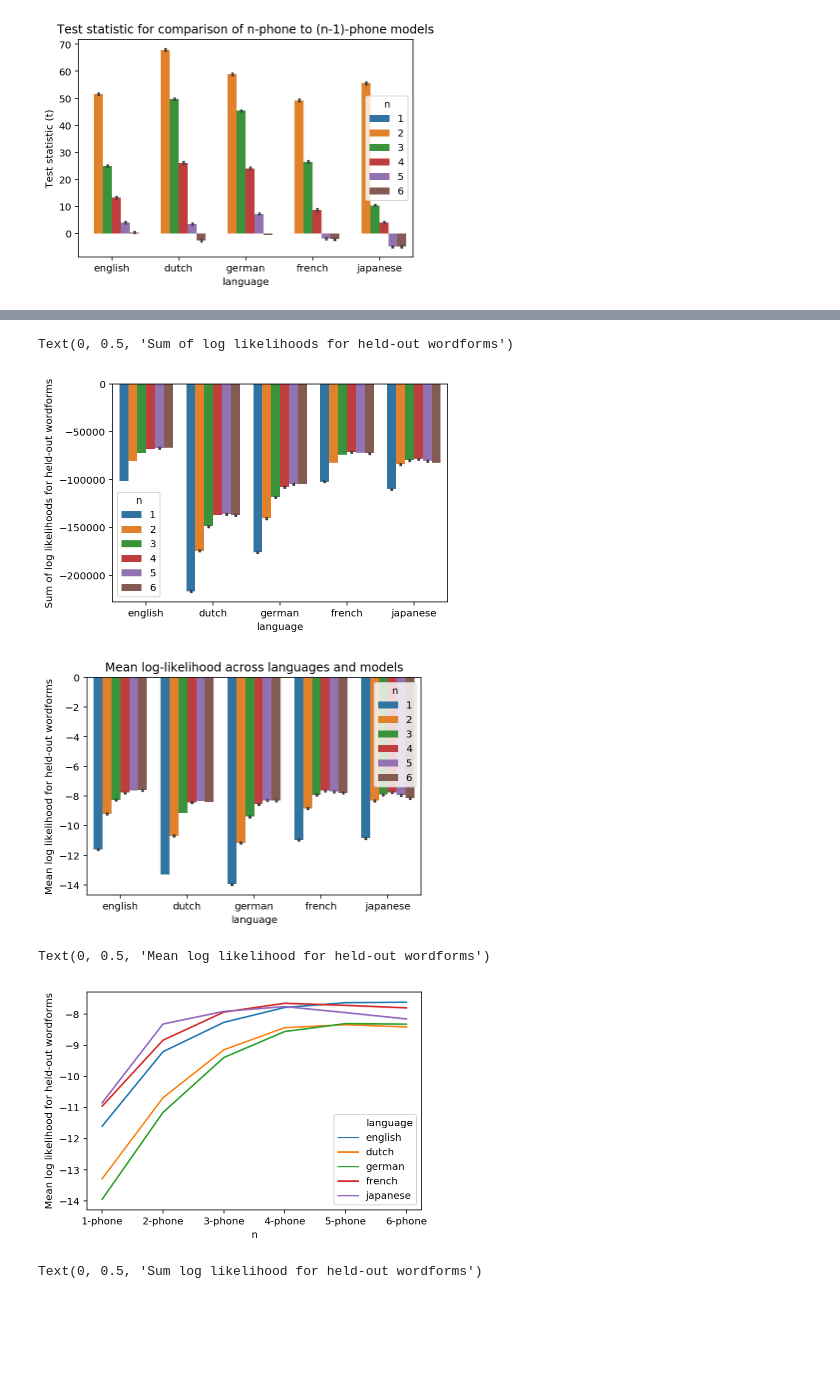
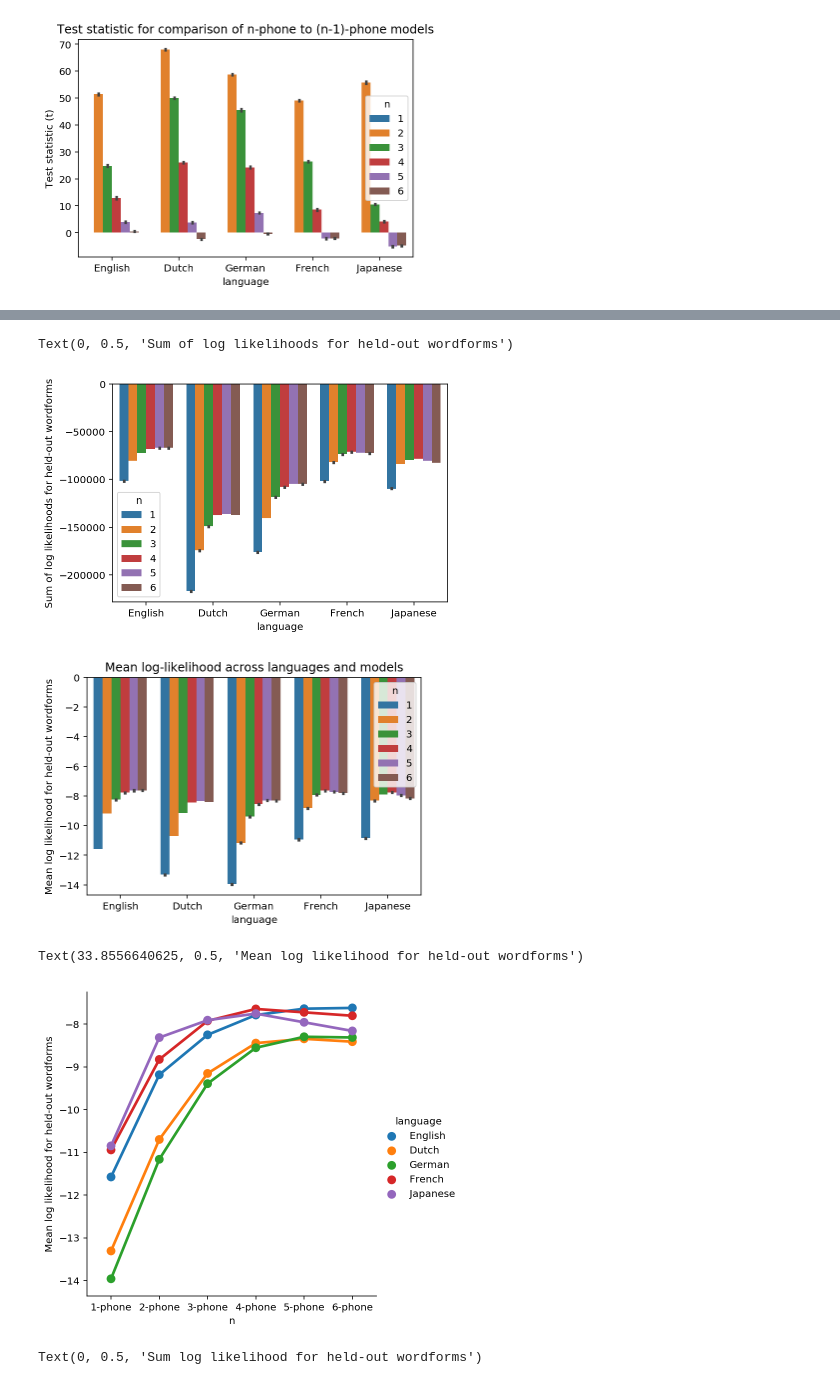
Before and after one commit to seantrott/homophone_simulations, a Jupyter notebook: Evaluating phonotactic models.ipynb, the cells around one changed output, grey strips where cells are left out. Drawn from its saved outputs; the diff is of its cells as text; code cells hidden in the pictures; blank space fills up the shorter version.

```diff
--- a/Evaluating phonotactic models.ipynb
+++ b/Evaluating phonotactic models.ipynb
@@ -107,6 +107,8 @@ for language in ['english', 'dutch', 'german', 'french', 'japanese']:
             })
 # %%
 df_results = pd.DataFrame(test_results)
+# %%
+df_results['language'] = df_results['language'].apply(lambda x: x[0].upper() + x[1:])
 # %%
 sns.barplot(data = df_results,
            x = 'language',
@@ -140,7 +142,7 @@ sns.barplot(data = df_results,
 plt.ylabel("Sum of log likelihoods for held-out wordforms")
 # %% [output]
 Text(0, 0.5, 'Sum of log likelihoods for held-out wordforms')
-[figure, old version]
+[figure, new version]
 # %%
 sns.barplot(data = df_results,
            x = 'language',
@@ -152,19 +154,19 @@ plt.title("Mean log-likelihood across languages and models")
 
 plt.savefig("Figures/evaluation/mean_log_like.png", dpi=300)
 # %% [output]
-[figure, old version]
+[figure, new version]
 # %%
 df_results['n'] = df_results['n'].apply(lambda x: str(x) + "-phone")
 # %%
-sns.lineplot(data = df_results,
+sns.factorplot(data = df_results,
            x = 'n',
            y = 'mean_loglik',
            hue = 'language')
 
 plt.ylabel("Mean log likelihood for held-out wordforms")
 # %% [output]
-Text(0, 0.5, 'Mean log likelihood for held-out wordforms')
+Text(33.8556640625, 0.5, 'Mean log likelihood for held-out wordforms')
-[figure, old version]
+[figure, new version]
 # %%
 sns.lineplot(data = df_results,
            x = 'n',
```
Also changed, not shown: parts of 1 cell of this notebook, 1 other file.
